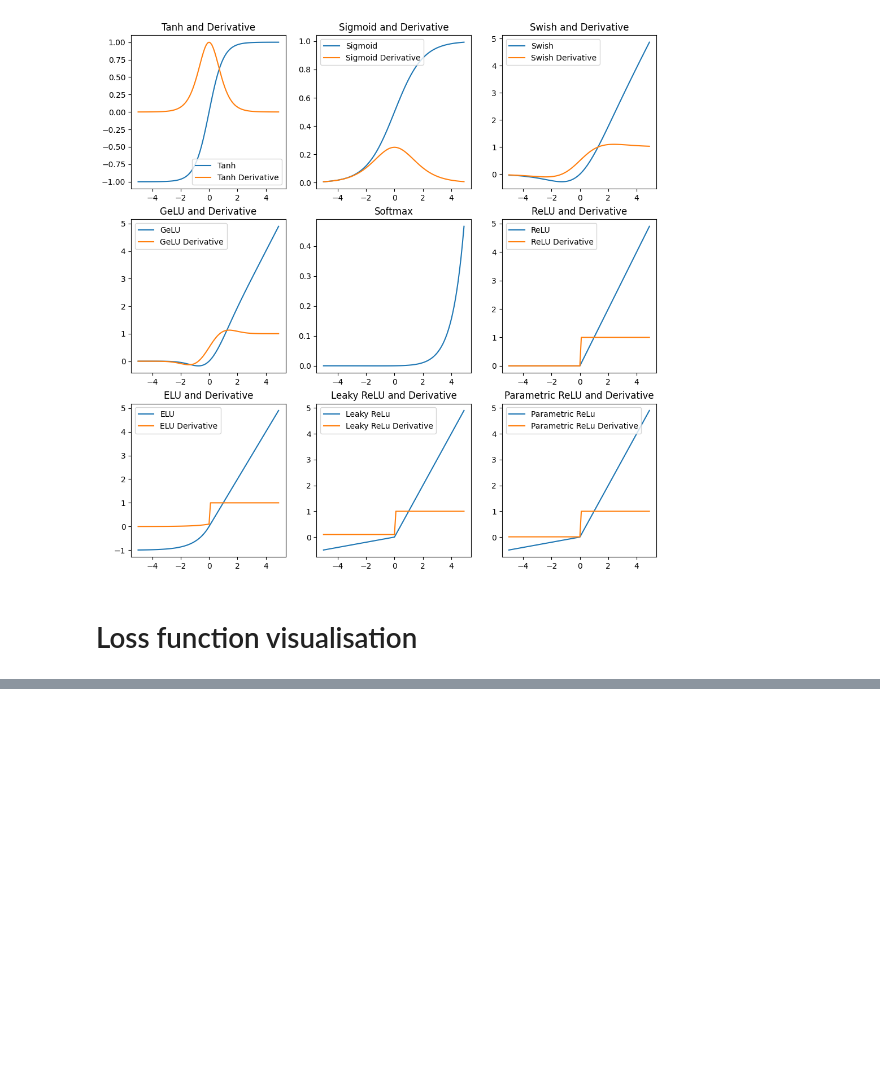
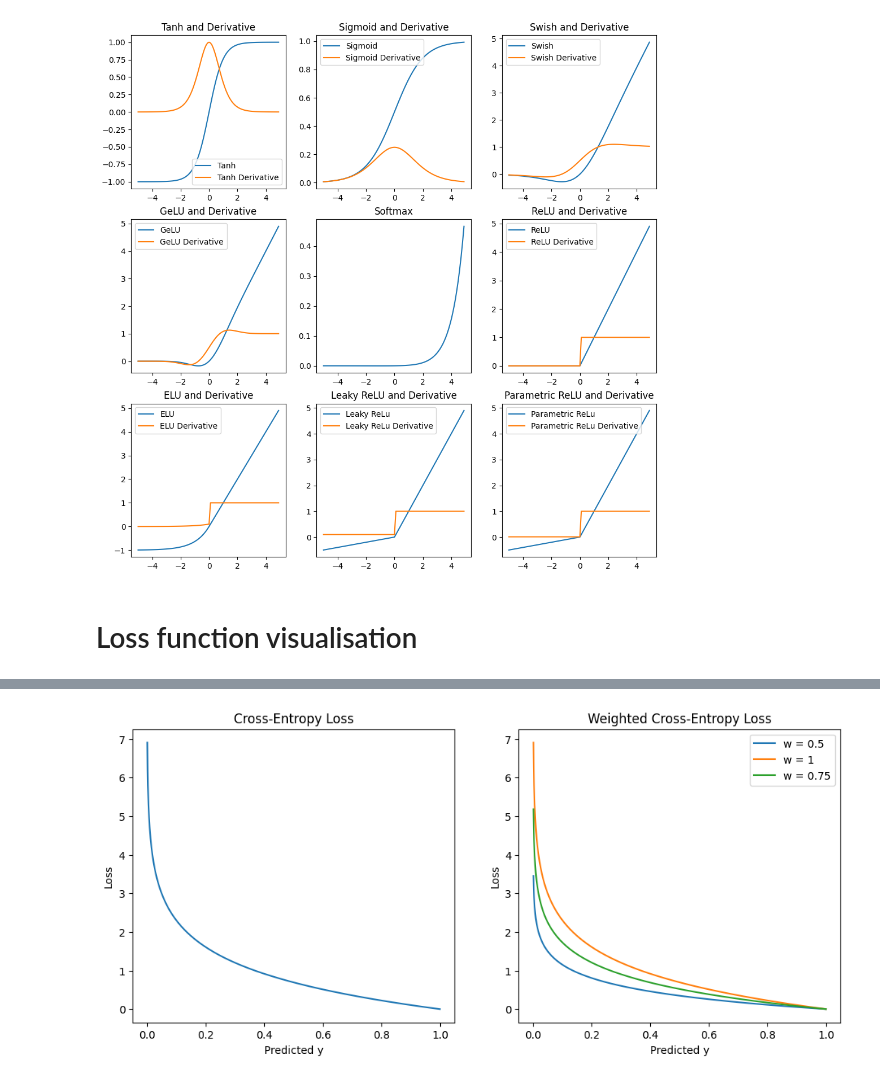
Before and after one commit to Yvnminc/Deep-Neural-Network-Components-Analysis, a Jupyter notebook: visualisations.ipynb, the cells around one changed output, grey strips where cells are left out. Saved outputs shown, nothing was run; the diff lists cells and outputs as text; code cells hidden in the pictures; blank space fills up the shorter version.

Commit message:
upload the visualisation of losses

```diff
--- a/visualisations.ipynb
+++ b/visualisations.ipynb
@@ -419,0 +298,59 @@ plt.show()
+# %%
+# The formula for cross-entropy loss is:
+# -1/N * sum(y * log(y_hat) + (1 - y) * log(1 - y_hat))
+# where y is the true label and y_hat is the predicted label
+
+def cross_entropy_loss(y, y_hat):
+    return -1 * np.sum(y * np.log(y_hat) + (1 - y) * np.log(1 - y_hat))
+
+# The formula for weighted cross-entropy loss is:
+# -1/N * sum(w * y * log(y_hat) + (1 - y) * log(1 - y_hat))
+# where y is the true label, y_hat is the predicted label, and w is the weight
+
+def weighted_cross_entropy_loss(y, y_hat, w):
+    return -1 * np.sum(w * y * np.log(y_hat) + (1 - y) * np.log(1 - y_hat))
+
+# Visualise the loss function
+import numpy as np
+import matplotlib.pyplot as plt
+
+def plot_cross_entropy_loss():
+    # Create a range of values for y_hat
+    y_hat = np.linspace(0.001, 0.999, 1000)
+    y = np.ones((1000,))
+
+    loss_list = []
+    w_loss_list = []
+    w_loss_1_list = []
+    w_loss_75_list = []
+
+    # Calculate the loss for each value of y_hat
+    for i in range(1000):
+        loss = cross_entropy_loss(y[i], y_hat[i])
+        w_loss_1 = weighted_cross_entropy_loss(y[i], y_hat[i], 1)
+        w_loss = weighted_cross_entropy_loss(y[i], y_hat[i], 0.5)
+        w_los_75 = weighted_cross_entropy_loss(y[i], y_hat[i], 0.75)
+        loss_list.append(loss)
+        w_loss_list.append(w_loss)
+        w_loss_1_list.append(w_loss_1)
+        w_loss_75_list.append(w_los_75)
+
+    fig, axs = plt.subplots(1, 2, figsize=(12, 5))
+
+    axs[0].plot(y_hat, loss_list)
+    axs[0].set_xlabel('Predicted y')
+    axs[0].set_ylabel('Loss')
+    axs[0].set_title('Cross-Entropy Loss')
+
+    # Plot the loss
+    axs[1].plot(y_hat, w_loss_1_list, label = 'w = 1')
+    axs[1].plot(y_hat, w_loss_75_list, label = 'w = 0.75')
+    axs[1].plot(y_hat, w_loss_list, label='w = 0.5')
+    axs[1].legend()
+    axs[1].set_xlabel('Predicted y')
+    axs[1].set_ylabel('Loss')
+    axs[1].set_title('Weighted Cross-Entropy Loss')
+
+plot_cross_entropy_loss()
+# %% [output]
+[figure, added]
```
Also changed, not shown: parts of 2 cells of this notebook, 1 other file.
